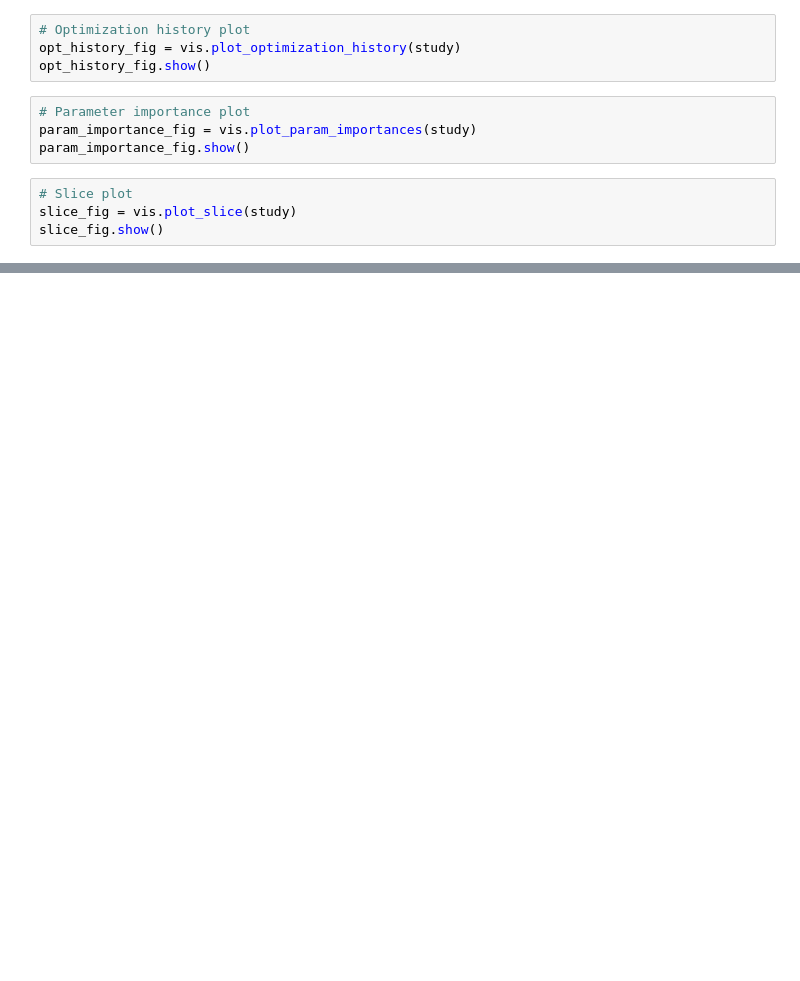
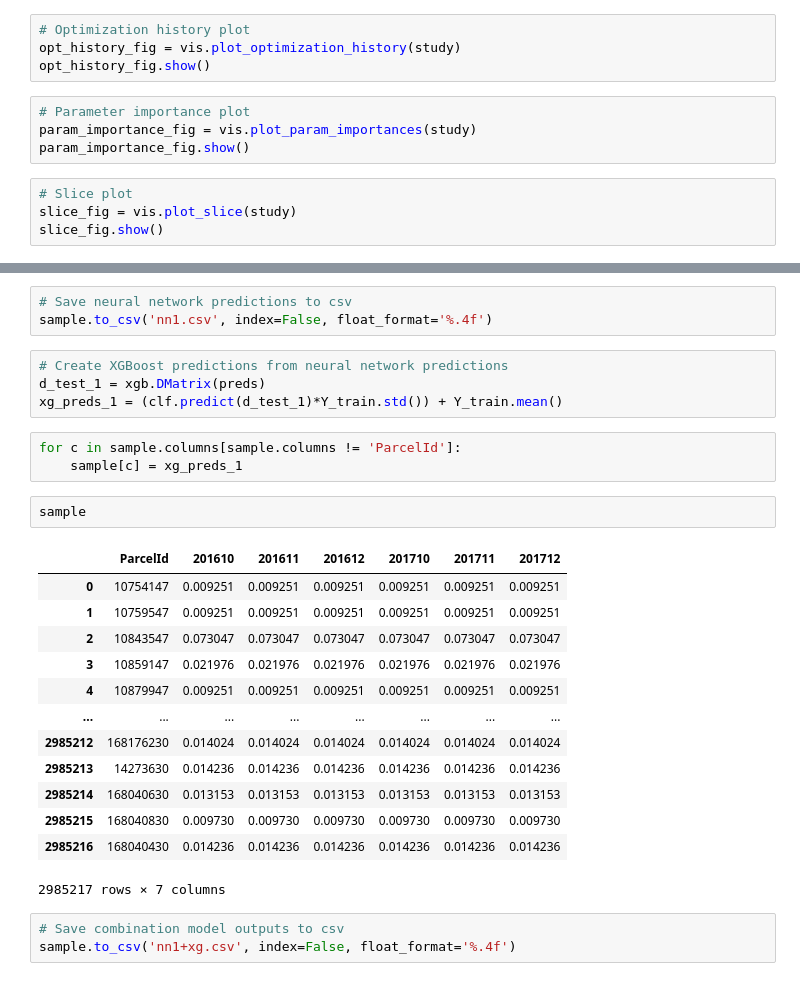
Before and after one commit to ab-shetty/207-Project-Zillow, a Jupyter notebook: Final_combo.ipynb, the cells around one changed output, grey strips where cells are left out. Cells and saved outputs as stored; diff of their text form; blank space fills up the shorter version.

```diff
--- a/Final_combo.ipynb
+++ b/Final_combo.ipynb
@@ -531,0 +721,29 @@ plt.show()
+# %%
+# Save neural network predictions to csv
+sample.to_csv('nn1.csv', index=False, float_format='%.4f')
+# %%
+# Create XGBoost predictions from neural network predictions
+d_test_1 = xgb.DMatrix(preds)
+xg_preds_1 = (clf.predict(d_test_1)*Y_train.std()) + Y_train.mean()
+# %%
+for c in sample.columns[sample.columns != 'ParcelId']:
+    sample[c] = xg_preds_1
+# %%
+sample
+# %% [output]
+|  | ParcelId | 201610 | 201611 | 201612 | 201710 | 201711 | 201712 |
+| 0 | 10754147 | 0.009251 | 0.009251 | 0.009251 | 0.009251 | 0.009251 | 0.009251 |
+| 1 | 10759547 | 0.009251 | 0.009251 | 0.009251 | 0.009251 | 0.009251 | 0.009251 |
+| 2 | 10843547 | 0.073047 | 0.073047 | 0.073047 | 0.073047 | 0.073047 | 0.073047 |
+| 3 | 10859147 | 0.021976 | 0.021976 | 0.021976 | 0.021976 | 0.021976 | 0.021976 |
+| 4 | 10879947 | 0.009251 | 0.009251 | 0.009251 | 0.009251 | 0.009251 | 0.009251 |
+| ... | ... | ... | ... | ... | ... | ... | ... |
+| 2985212 | 168176230 | 0.014024 | 0.014024 | 0.014024 | 0.014024 | 0.014024 | 0.014024 |
+| 2985213 | 14273630 | 0.014236 | 0.014236 | 0.014236 | 0.014236 | 0.014236 | 0.014236 |
+| 2985214 | 168040630 | 0.013153 | 0.013153 | 0.013153 | 0.013153 | 0.013153 | 0.013153 |
+| 2985215 | 168040830 | 0.009730 | 0.009730 | 0.009730 | 0.009730 | 0.009730 | 0.009730 |
+| 2985216 | 168040430 | 0.014236 | 0.014236 | 0.014236 | 0.014236 | 0.014236 | 0.014236 |
+2985217 rows × 7 columns
+# %%
+# Save combination model outputs to csv
+sample.to_csv('nn1+xg.csv', index=False, float_format='%.4f')
```
Also changed, not shown: parts of 26 cells of this notebook.
